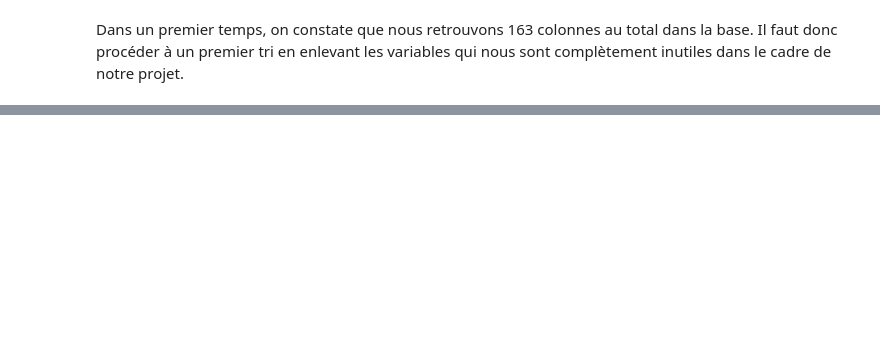
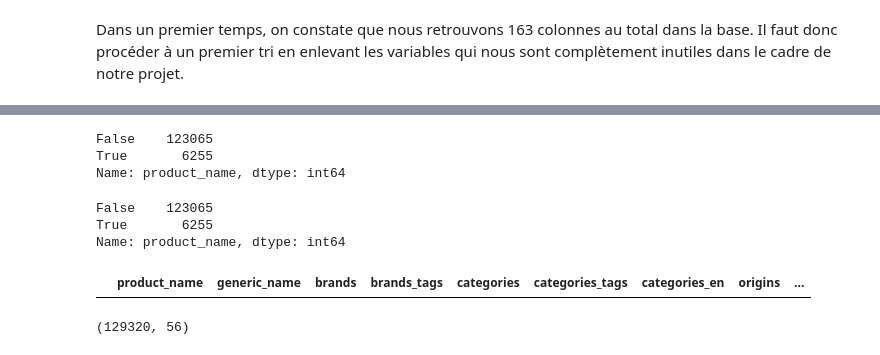
Before and after one commit to MrRachidK/Brief-5-Rachid-Karbiche, a Jupyter notebook: notebook/check_data.ipynb, the cells around one changed output, grey strips where cells are left out. Cells and saved outputs as stored; diff of their text form; code cells hidden in the pictures; blank space fills up the shorter version.

```diff
--- a/notebook/check_data.ipynb
+++ b/notebook/check_data.ipynb
@@ -110,0 +121,18 @@ NameError: name 'selected_data' is not defined
+# %%
+selected_french_food_data.product_name.isnull().value_counts()
+# %% [output]
+False    123065
+True       6255
+Name: product_name, dtype: int64
+# %%
+selected_french_food_data.loc[(selected_french_food_data.product_name.isnull()) & (selected_french_food_data.generic_name.notnull())]
+selected_french_food_data.loc[(selected_french_food_data.product_name.isnull()),'product_name'] = selected_french_food_data['generic_name']
+selected_french_food_data.product_name.isnull().value_counts()
+# %% [output]
+False    123065
+True       6255
+Name: product_name, dtype: int64
+# %%
+selected_french_food_data[(selected_french_food_data.product_name.isnull()) & (selected_french_food_data.generic_name.notnull())]
+# %% [output]
+|  | product_name | generic_name | brands | brands_tags | categories | categories_tags | categories_en | origins | ... |
@@ -110,0 +141,4 @@ NameError: name 'selected_data' is not defined
+# %%
+selected_french_food_data.shape
+# %% [output]
+(129320, 56)
```
Also changed, not shown: parts of 15 cells of this notebook.
